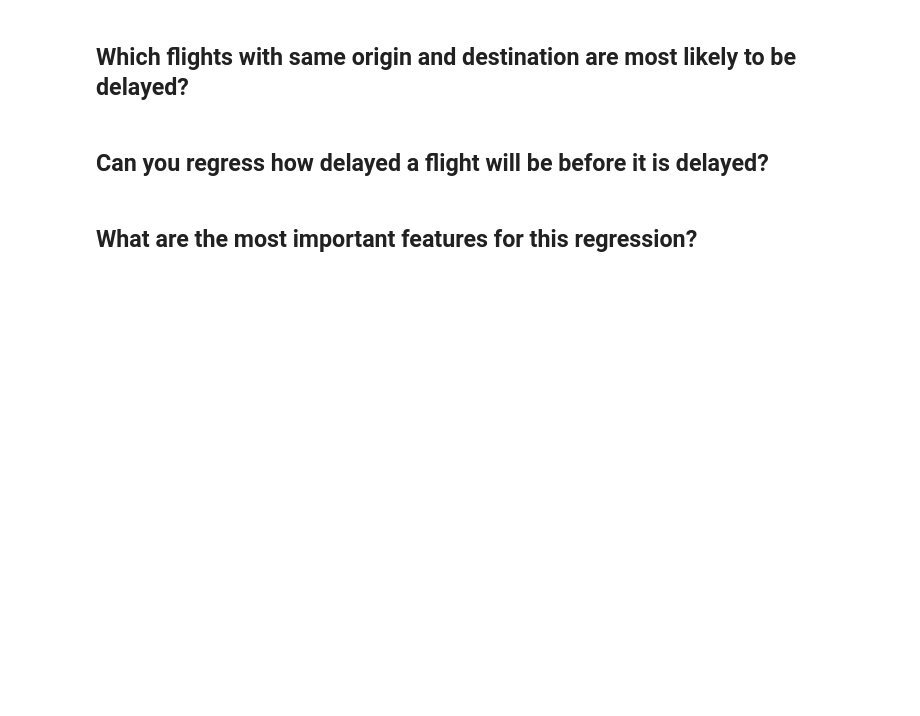
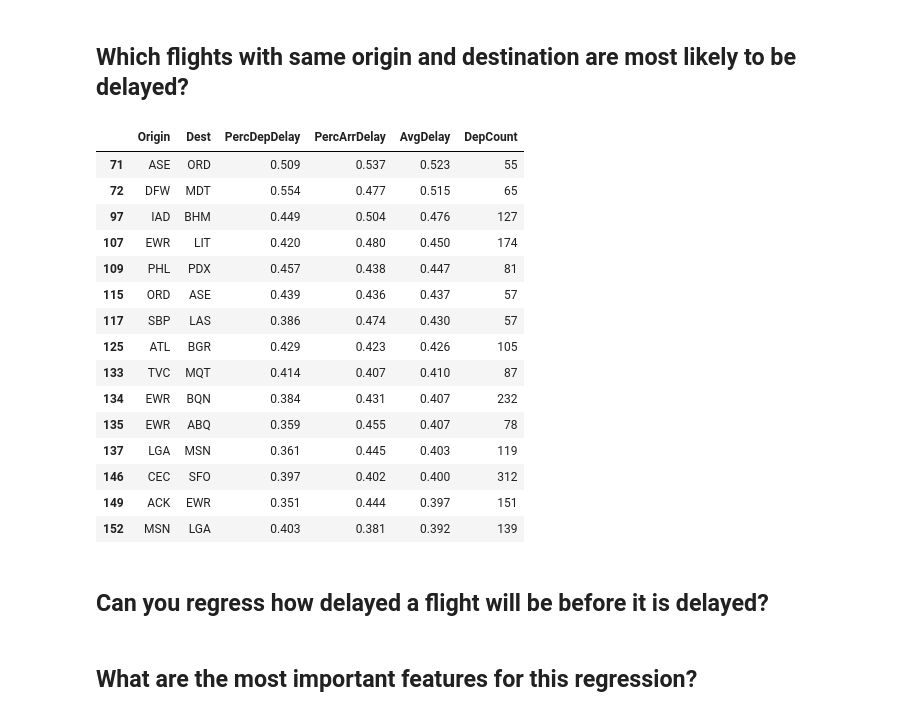
Before and after one commit to rlshuhart/Unit-14_Analyzing_Airline_Flight_Delays, a Jupyter notebook: reports/BHallum_RShuhart_CFicklin_Unit14CaseStudy.ipynb, the cells around one changed output. Saved outputs shown, nothing was run; the diff lists cells and outputs as text; code cells hidden in the pictures; blank space fills up the shorter version.

```diff
--- a/reports/BHallum_RShuhart_CFicklin_Unit14CaseStudy.ipynb
+++ b/reports/BHallum_RShuhart_CFicklin_Unit14CaseStudy.ipynb
@@ -164,5 +311,31 @@ SFO     2,733,910
 # %% [markdown]
 ## Which flights with same origin and destination are most likely to be delayed?
+# %%
+org_dest_pcts = (pd.merge(pct_delayed_by_origin_dest, pct_late_by_origin_dest, on=['Origin','Dest'])
+                 .assign(AvgDelay= lambda x: (x['PercDepDelay'] + x['PercArrDelay'])/2)
+                 .sort_values(by='AvgDelay', ascending=False)
+                )
+
+org_dest_pcts = pd.merge(org_dest_pcts, delayed_by_origin_dest_count, on=['Origin','Dest'])
+
+org_dest_pcts[org_dest_pcts['DepCount'] > 50].nlargest(15, 'AvgDelay')
+# %% [output]
+|  | Origin | Dest | PercDepDelay | PercArrDelay | AvgDelay | DepCount |
+| 71 | ASE | ORD | 0.509 | 0.537 | 0.523 | 55 |
+| 72 | DFW | MDT | 0.554 | 0.477 | 0.515 | 65 |
+| 97 | IAD | BHM | 0.449 | 0.504 | 0.476 | 127 |
+| 107 | EWR | LIT | 0.420 | 0.480 | 0.450 | 174 |
+| 109 | PHL | PDX | 0.457 | 0.438 | 0.447 | 81 |
+| 115 | ORD | ASE | 0.439 | 0.436 | 0.437 | 57 |
+| 117 | SBP | LAS | 0.386 | 0.474 | 0.430 | 57 |
+| 125 | ATL | BGR | 0.429 | 0.423 | 0.426 | 105 |
+| 133 | TVC | MQT | 0.414 | 0.407 | 0.410 | 87 |
+| 134 | EWR | BQN | 0.384 | 0.431 | 0.407 | 232 |
+| 135 | EWR | ABQ | 0.359 | 0.455 | 0.407 | 78 |
+| 137 | LGA | MSN | 0.361 | 0.445 | 0.403 | 119 |
+| 146 | CEC | SFO | 0.397 | 0.402 | 0.400 | 312 |
+| 149 | ACK | EWR | 0.351 | 0.444 | 0.397 | 151 |
+| 152 | MSN | LGA | 0.403 | 0.381 | 0.392 | 139 |
 # %% [markdown]
 ## Can you regress how delayed a flight will be before it is delayed?
 # %% [markdown]
```
Also changed, not shown: parts of 29 cells of this notebook, 2 other files.
